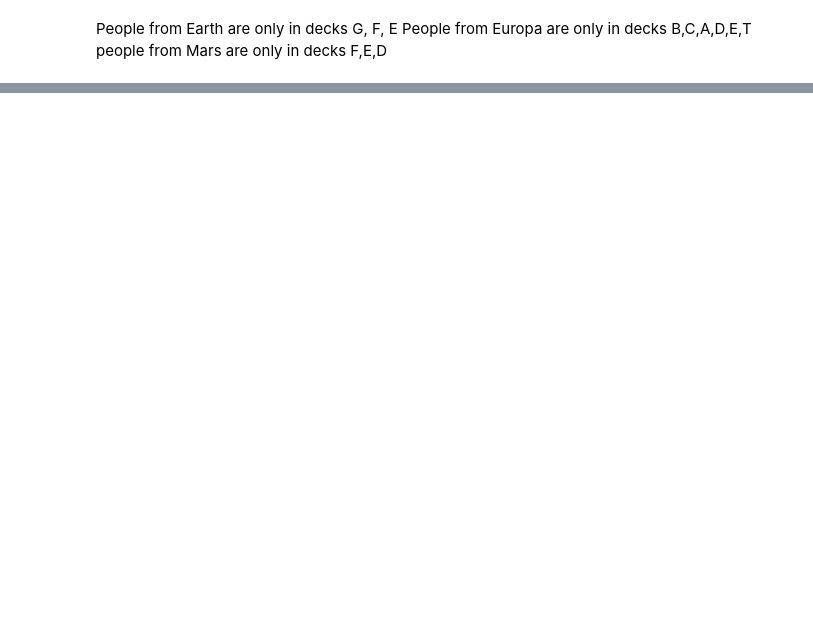
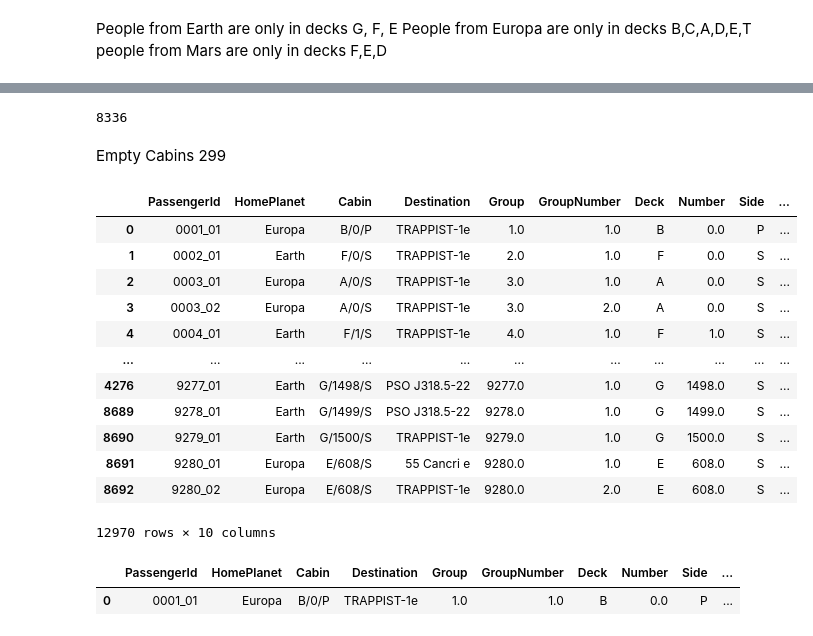
Before and after one commit to jacobsultan/cabin-for-spacetitanic-kaggle, a Jupyter notebook: firstruns.ipynb, the cells around one changed output, grey strips where cells are left out. Saved outputs shown, nothing was run; the diff lists cells and outputs as text; code cells hidden in the pictures; blank space fills up the shorter version.

```diff
--- a/firstruns.ipynb
+++ b/firstruns.ipynb
@@ -147,7 +177,21 @@ people from Mars are only in decks F,E,D
+# %%
+togeth = home_planet_from_deck_abc(togeth)
+togeth = home_planet_from_deck_g(togeth)
+togeth = fill_home_planet_by_last_name(togeth)
 # %%
-def home_planet_from_cabindeck_abc(df):
-    df.loc[df['CabinDeck'].isin(['A', 'B', 'C']), 'HomePlanet'] = df.loc[df['CabinDeck'].isin(['A', 'B', 'C']), 'HomePlanet'].fillna('Europa')
+def home_planet_from_deck_abc(df):
+    df.loc[df['Deck'].isin(['A', 'B', 'C']), 'HomePlanet'] = df.loc[df['Deck'].isin(['A', 'B', 'C']), 'HomePlanet'].fillna('Europa')
     return df
-def home_planet_from_cabindeck_g(df):
-    df.loc[df['CabinDeck']== 'G', 'HomePlanet'] = df.loc[df['CabinDeck'] == 'G', 'HomePlanet'].fillna('Earth')
+def home_planet_from_deck_g(df):
+    df.loc[df['Deck']== 'G', 'HomePlanet'] = df.loc[df['Deck'] == 'G', 'HomePlanet'].fillna('Earth')
     return df
+# %%
+def impute(df):
+    df = fill_home_planet_by_group(df)
+    df = fill_home_planet_by_last_name(df)
+    df = home_planet_from_deck_abc(df)
+    df = home_planet_from_deck_g(df)
+    return df
+
+togeth = impute(togeth)
+togeth = togeth.sort_values(by = ['Group','GroupNumber'])
@@ -153,0 +218,29 @@ def home_planet_from_cabindeck_g(df):
+# %%
+togeth.isna().sum().sum()
+# %% [output]
+8336
+# %% [markdown]
+Empty Cabins 299
+# %%
+togeth = togeth[['PassengerId','HomePlanet','Cabin','Destination','Group','GroupNumber','Deck','Number','Side','Set']]
+# %%
+togeth
+# %% [output]
+|  | PassengerId | HomePlanet | Cabin | Destination | Group | GroupNumber | Deck | Number | Side | ... |
+| 0 | 0001_01 | Europa | B/0/P | TRAPPIST-1e | 1.0 | 1.0 | B | 0.0 | P | ... |
+| 1 | 0002_01 | Earth | F/0/S | TRAPPIST-1e | 2.0 | 1.0 | F | 0.0 | S | ... |
+| 2 | 0003_01 | Europa | A/0/S | TRAPPIST-1e | 3.0 | 1.0 | A | 0.0 | S | ... |
+| 3 | 0003_02 | Europa | A/0/S | TRAPPIST-1e | 3.0 | 2.0 | A | 0.0 | S | ... |
+| 4 | 0004_01 | Earth | F/1/S | TRAPPIST-1e | 4.0 | 1.0 | F | 1.0 | S | ... |
+| ... | ... | ... | ... | ... | ... | ... | ... | ... | ... | ... |
+| 4276 | 9277_01 | Earth | G/1498/S | PSO J318.5-22 | 9277.0 | 1.0 | G | 1498.0 | S | ... |
+| 8689 | 9278_01 | Earth | G/1499/S | PSO J318.5-22 | 9278.0 | 1.0 | G | 1499.0 | S | ... |
+| 8690 | 9279_01 | Earth | G/1500/S | TRAPPIST-1e | 9279.0 | 1.0 | G | 1500.0 | S | ... |
+| 8691 | 9280_01 | Europa | E/608/S | 55 Cancri e | 9280.0 | 1.0 | E | 608.0 | S | ... |
+| 8692 | 9280_02 | Europa | E/608/S | TRAPPIST-1e | 9280.0 | 2.0 | E | 608.0 | S | ... |
+12970 rows × 10 columns
+# %%
+togeth[togeth.Group == 1]
+# %% [output]
+|  | PassengerId | HomePlanet | Cabin | Destination | Group | GroupNumber | Deck | Number | Side | ... |
+| 0 | 0001_01 | Europa | B/0/P | TRAPPIST-1e | 1.0 | 1.0 | B | 0.0 | P | ... |
```
Also changed, not shown: parts of 15 cells of this notebook, 28 other files.
